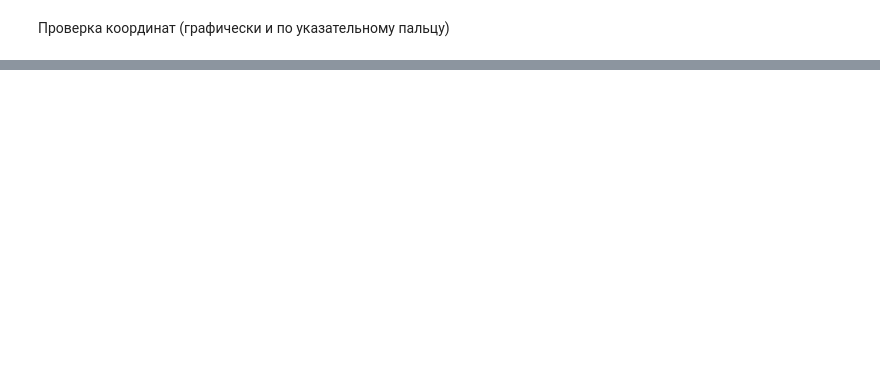
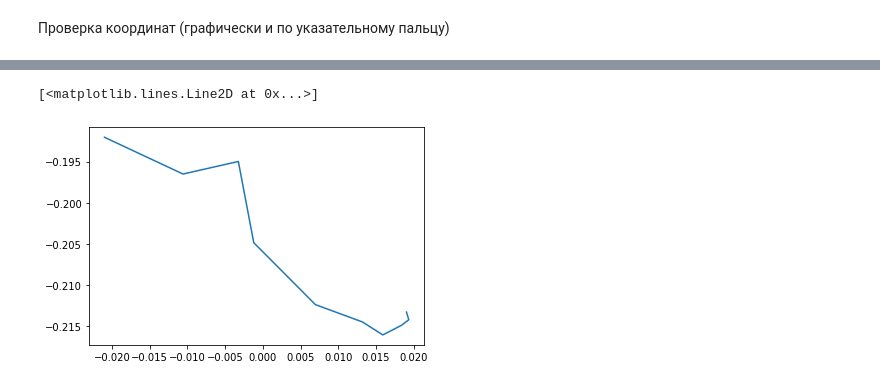
Before and after one commit to in7erval/Gesturix, a Jupyter notebook: research/ClassifySequence.ipynb, the cells around one changed output, grey strips where cells are left out. Saved outputs shown, nothing was run; the diff lists cells and outputs as text; code cells hidden in the pictures; blank space fills up the shorter version.

```diff
--- a/research/ClassifySequence.ipynb
+++ b/research/ClassifySequence.ipynb
@@ -135,0 +155,5 @@ es_callback = tf.keras.callbacks.EarlyStopping(patience=20, verbose=1)
+# %%
+plt.plot(X_test[11,:10,8], X_test[11,:10,9])
+# %% [output]
+[<matplotlib.lines.Line2D at 0x...>]
+[figure, added]
```
Also changed, not shown: parts of 52 cells of this notebook.
